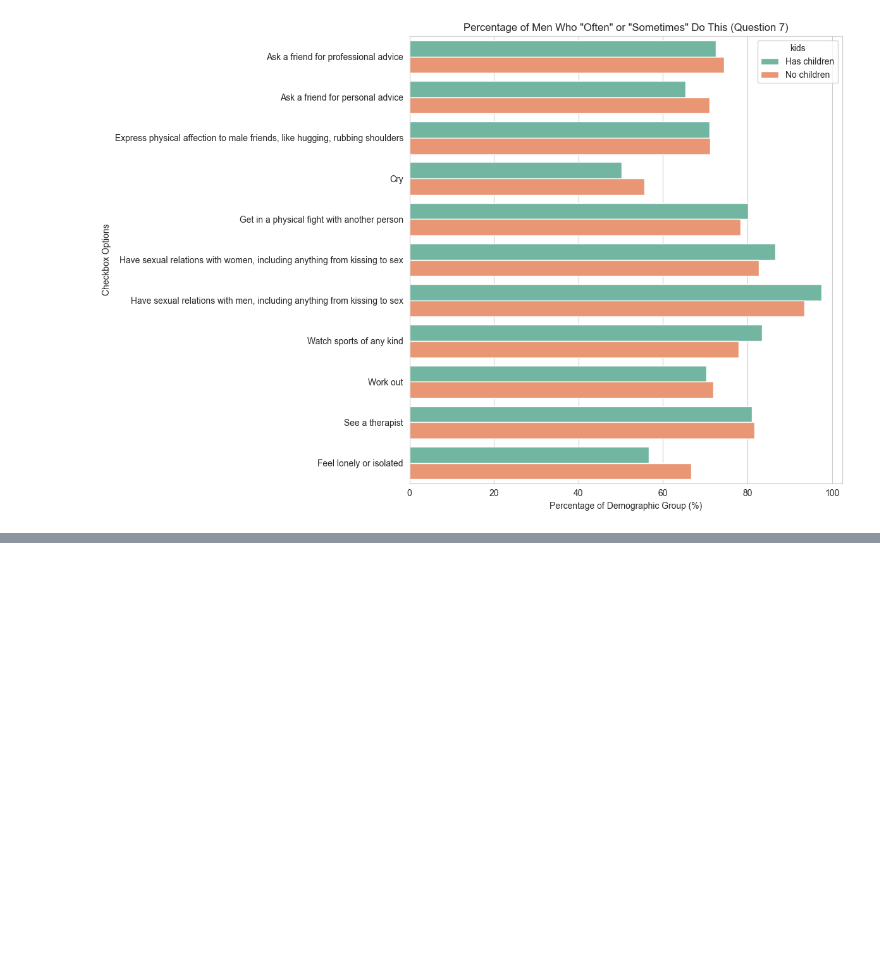
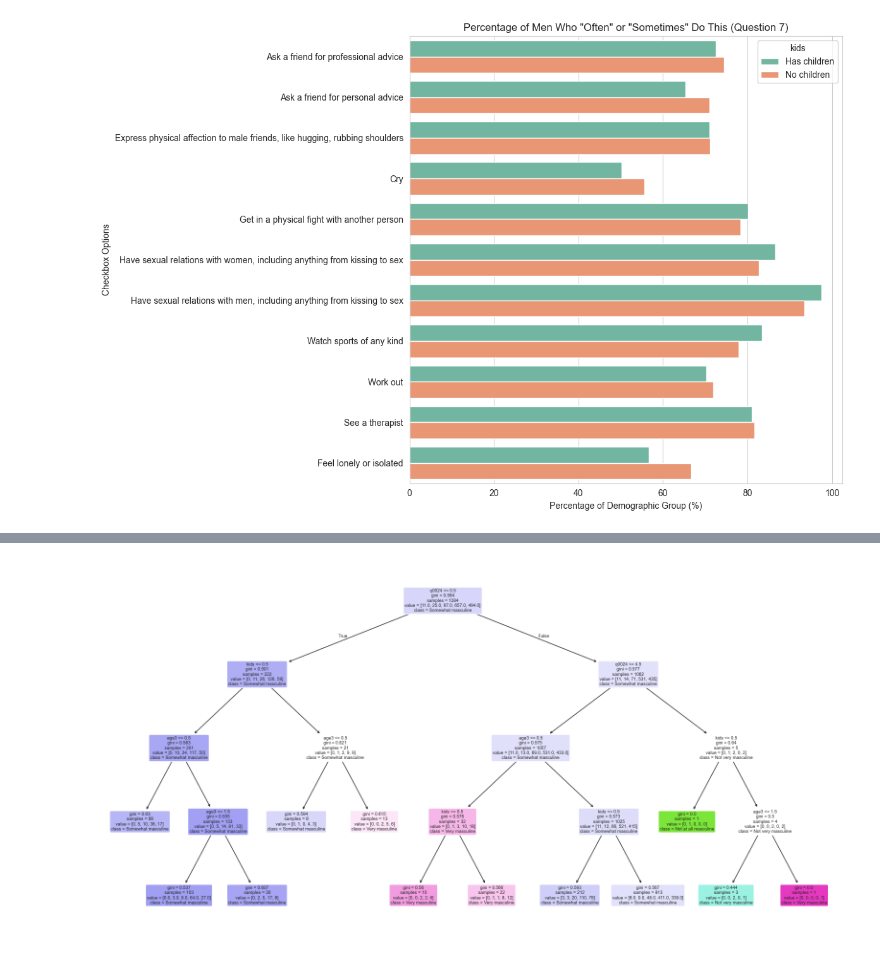
Before and after one commit to Hanif-K-Musaheb/DataScience2026_Final_Project, a Jupyter notebook: final_prj_datascience.ipynb, the cells around one changed output, grey strips where cells are left out. Saved outputs shown, nothing was run; the diff lists cells and outputs as text; code cells hidden in the pictures; blank space fills up the shorter version.

Commit message:
The decision tree completely working but possibly needs some adjustments to be better for answering the reports question

```diff
--- a/final_prj_datascience.ipynb
+++ b/final_prj_datascience.ipynb
@@ -441,0 +508,11 @@ plot_checkbox_percentages(
+# %%
+from sklearn.tree import DecisionTreeClassifier
+from sklearn.metrics import accuracy_score, classification_report
+
+
+
+
+clf = DecisionTreeClassifier(max_depth=4, random_state=random_state)# intialise model with same random state
+# it should be noted the maximum depth this tree cna make with the features is 9
+clf.fit(X_train, Y_train)#train the model
+Y_pred = clf.predict(X_test)#make predicitons
@@ -441,0 +586,10 @@ plot_checkbox_percentages(
+# %%
+plt.figure(figsize=(20,10))
+plot_tree(clf,
+          feature_names=features,
+          class_names=df[target].astype('category').cat.categories,
+          filled=True,
+          rounded=True)
+plt.show()
+# %% [output]
+[figure, added]
```
Also changed, not shown: parts of 6 cells of this notebook.
